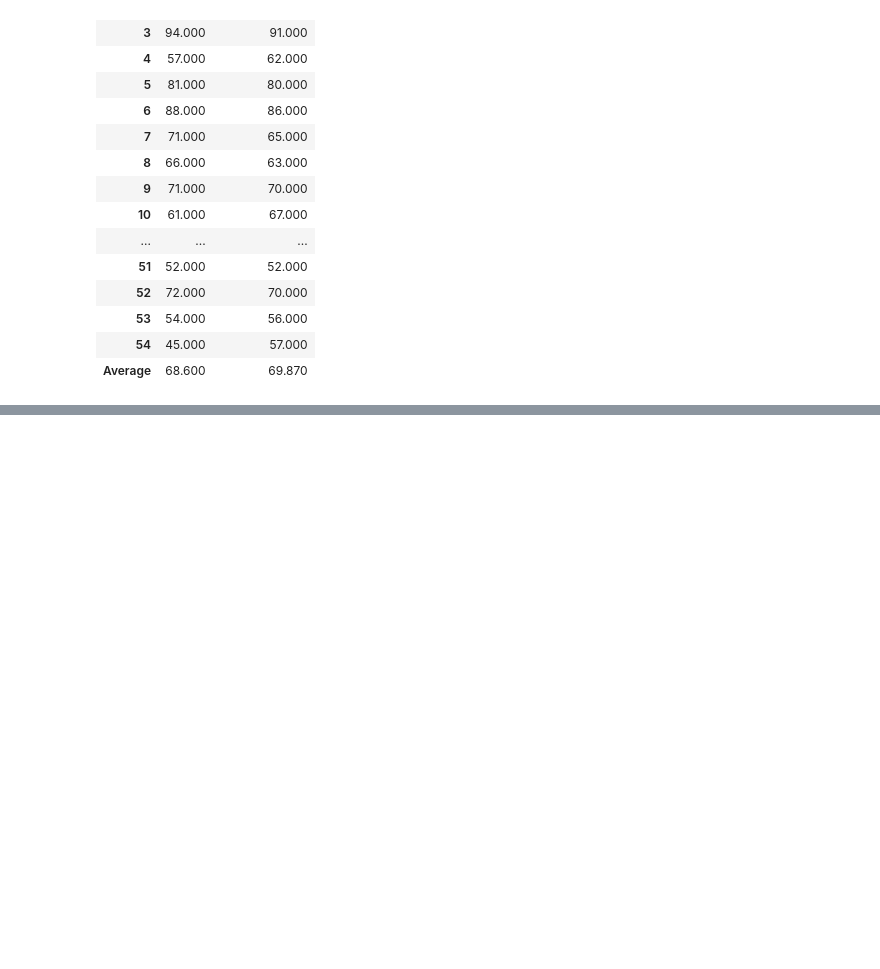
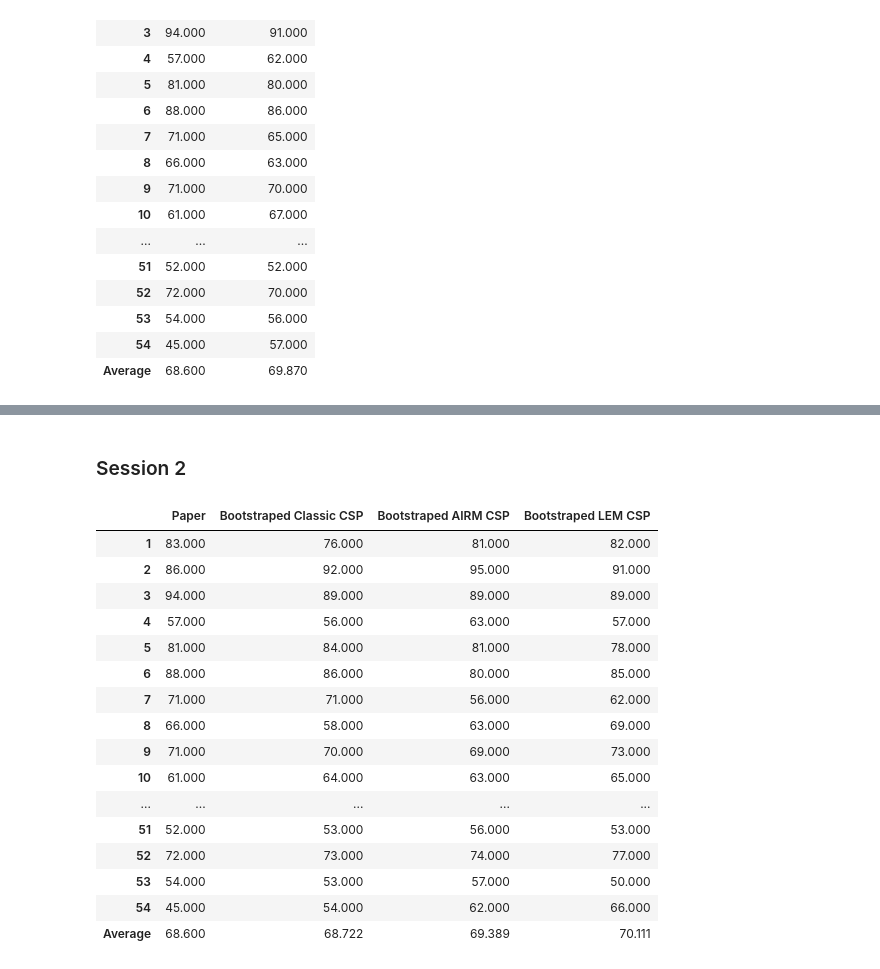
Before and after one commit to Yassawe/BCI, a Jupyter notebook: EnsembleLearning.ipynb, the cells around one changed output, grey strips where cells are left out. Saved outputs shown, nothing was run; the diff lists cells and outputs as text; code cells hidden in the pictures; blank space fills up the shorter version.

```diff
--- a/EnsembleLearning.ipynb
+++ b/EnsembleLearning.ipynb
@@ -704,0 +839,23 @@ df.head(55)
+# %% [markdown]
+### Session 2
+# %%
+df = bootstrap_estimation(SubjectsCOV2, SubjectsY2, n=4, btsp_size=0.8, btsp_n=10, papervals = paper_s2, subject_independent=False)
+df.head(55)
+# %% [output]
+|  | Paper | Bootstraped Classic CSP | Bootstraped AIRM CSP | Bootstraped LEM CSP |
+| 1 | 83.000 | 76.000 | 81.000 | 82.000 |
+| 2 | 86.000 | 92.000 | 95.000 | 91.000 |
+| 3 | 94.000 | 89.000 | 89.000 | 89.000 |
+| 4 | 57.000 | 56.000 | 63.000 | 57.000 |
+| 5 | 81.000 | 84.000 | 81.000 | 78.000 |
+| 6 | 88.000 | 86.000 | 80.000 | 85.000 |
+| 7 | 71.000 | 71.000 | 56.000 | 62.000 |
+| 8 | 66.000 | 58.000 | 63.000 | 69.000 |
+| 9 | 71.000 | 70.000 | 69.000 | 73.000 |
+| 10 | 61.000 | 64.000 | 63.000 | 65.000 |
+| ... | ... | ... | ... | ... |
+| 51 | 52.000 | 53.000 | 56.000 | 53.000 |
+| 52 | 72.000 | 73.000 | 74.000 | 77.000 |
+| 53 | 54.000 | 53.000 | 57.000 | 50.000 |
+| 54 | 45.000 | 54.000 | 62.000 | 66.000 |
+| Average | 68.600 | 68.722 | 69.389 | 70.111 |
```
Also changed, not shown: parts of 44 cells of this notebook.
